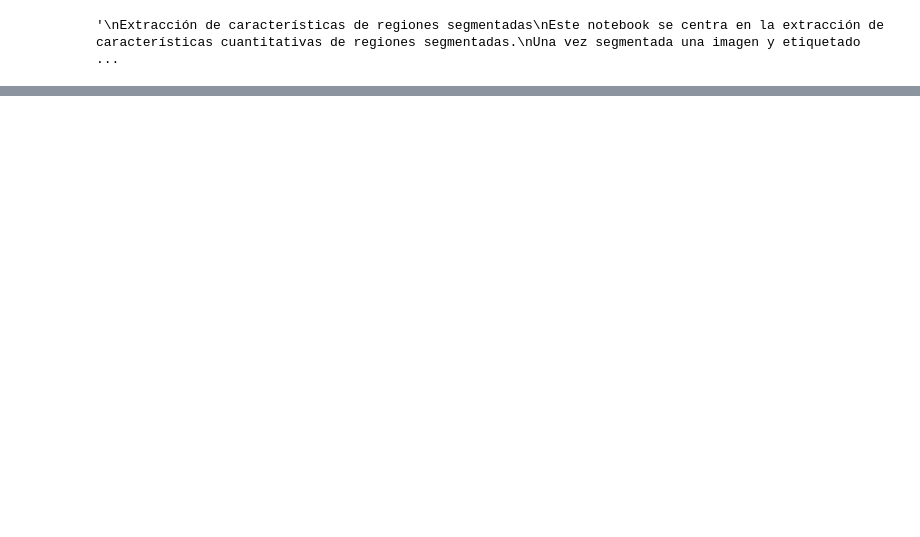
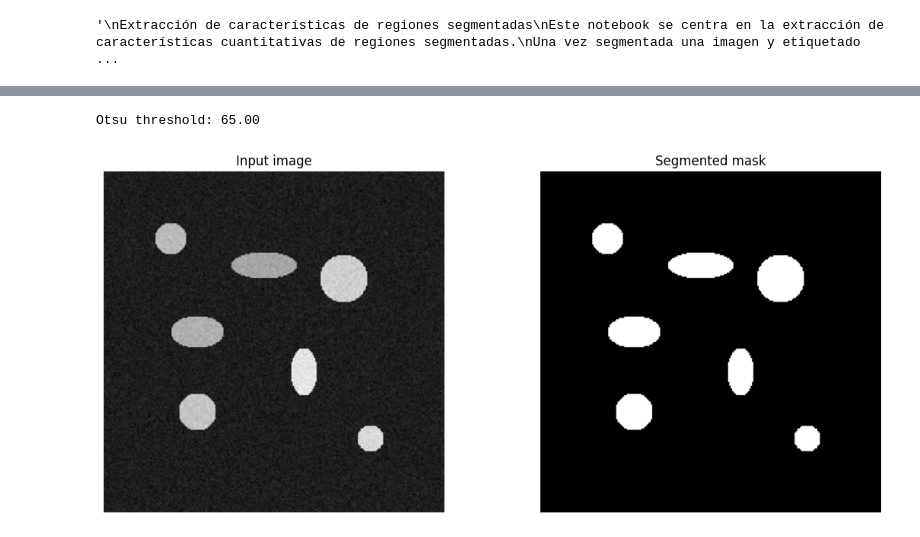
Before and after one commit to peterzm/ai-imaging-portfolio, a Jupyter notebook: 04_segmentation/notebooks/07_feature_extraction_from_segmented_regions.ipynb, the cells around one changed output, grey strips where cells are left out. Cells and saved outputs as stored; diff of their text form; code cells hidden in the pictures; blank space fills up the shorter version.

```diff
--- a/04_segmentation/notebooks/07_feature_extraction_from_segmented_regions.ipynb
+++ b/04_segmentation/notebooks/07_feature_extraction_from_segmented_regions.ipynb
@@ -22,0 +112,21 @@ La extracción de características de regiones segmentadas se utiliza ampliament
+# %%
+"""
+Segmentación de objetos
+Segmentamos los objetos brillantes del fondo más oscuro mediante el threshold de Otsu, seguido de una limpieza morphology básica.
+"""
+threshold = filters.threshold_otsu(image)
+mask = image > threshold
+mask = morphology.remove_small_objects(mask, max_size=40)
+mask = morphology.remove_small_holes(mask, max_size=20)
+
+print(f"Otsu threshold: {threshold:.2f}")
+
+compare_images(
+    [image, mask],
+    ["Input image", "Segmented mask"],
+    figsize=(12, 5),
+    save_path="../figures/feature_extraction_SR/02_segmented_mask.png"
+)
+# %% [output]
+Otsu threshold: 65.00
+[figure, added]
```
Also changed, not shown: parts of 8 cells of this notebook, 5 other files.
